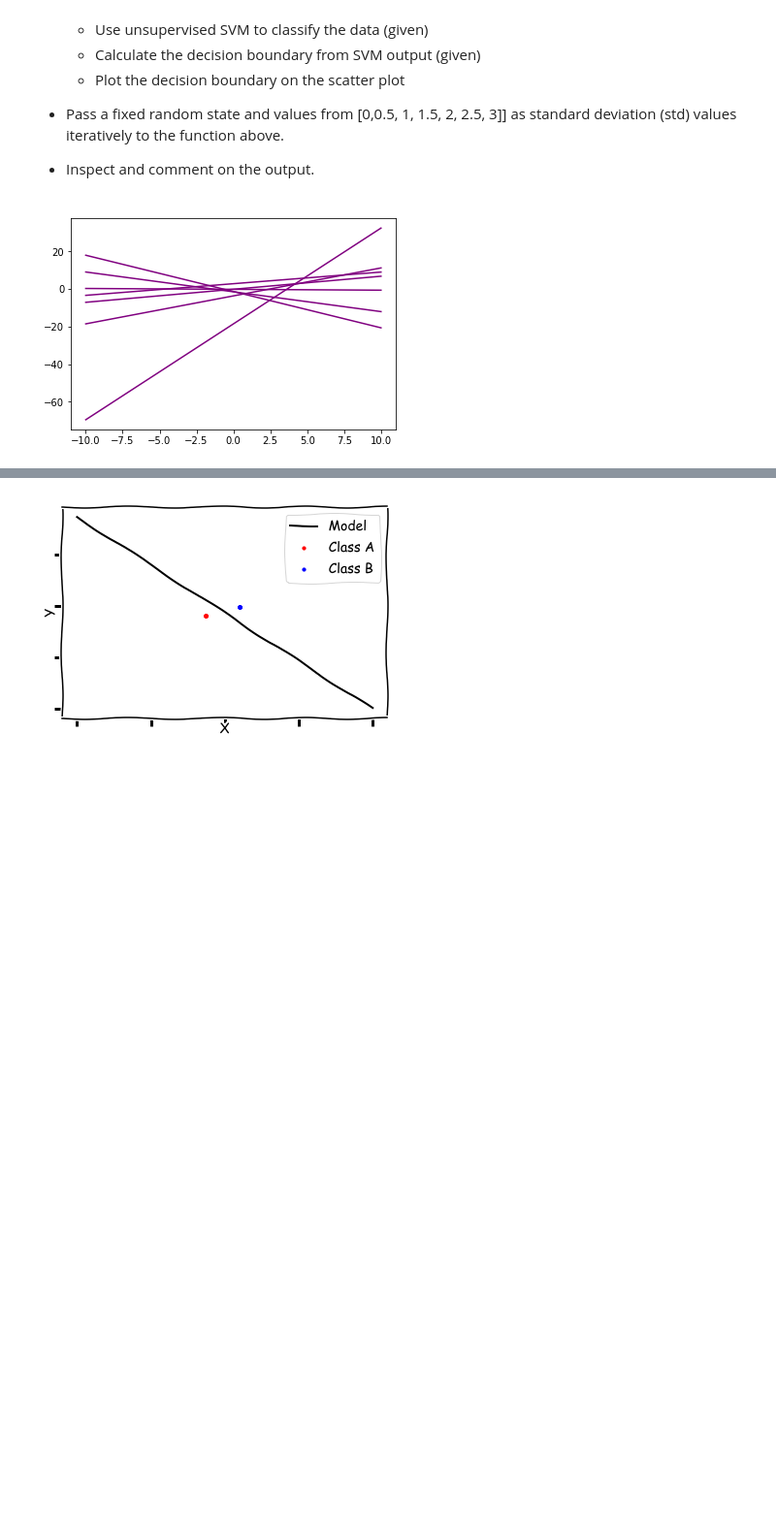
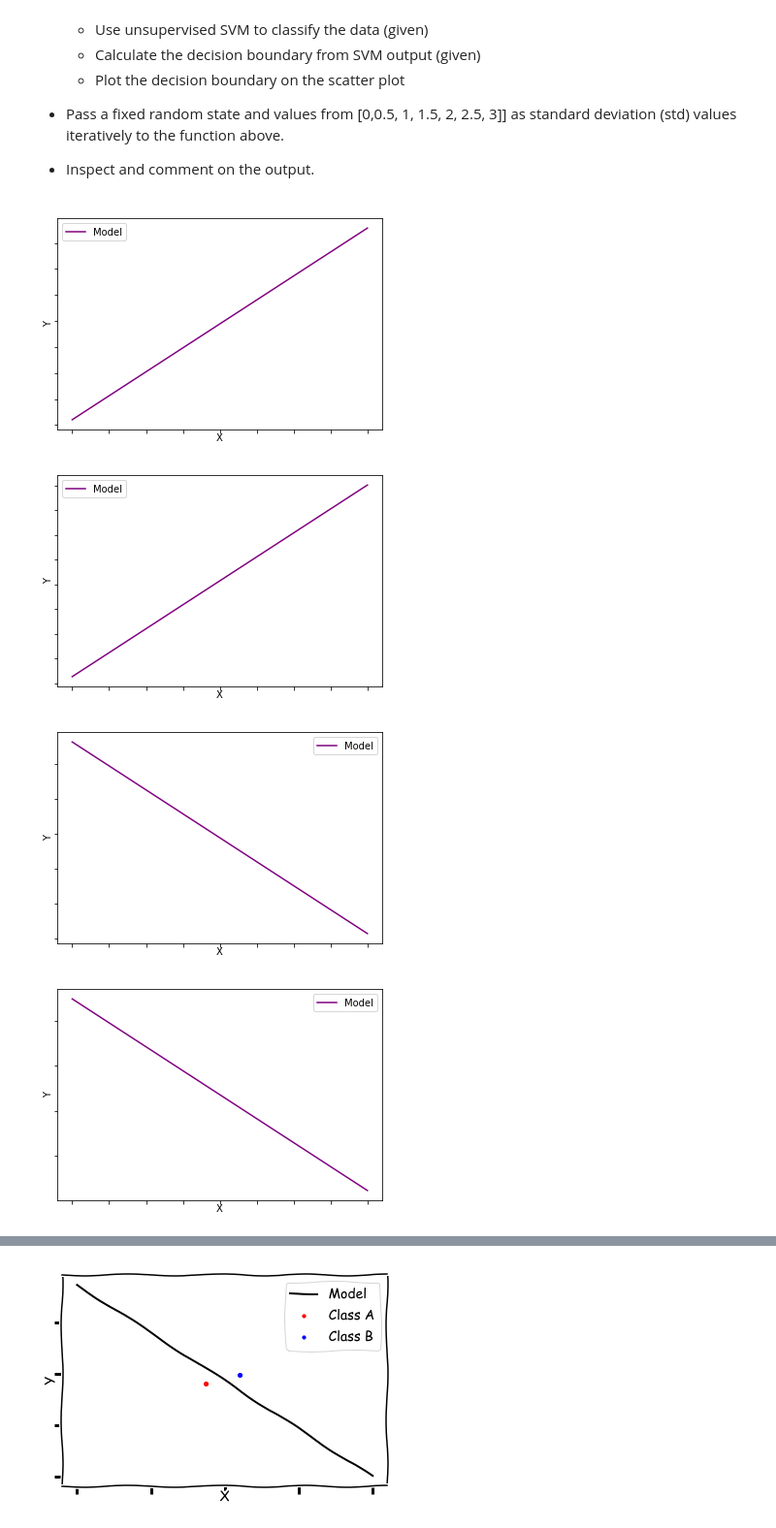
Before and after one commit to BSHaidar/dsc-generating-data-lab-dc-ds-career-042219, a Jupyter notebook: index.ipynb, the cells around one changed output, grey strips where cells are left out. Shown at 97% size. Saved outputs shown, nothing was run; the diff lists cells and outputs as text; code cells hidden in the pictures; blank space fills up the shorter version.

```diff
--- a/index.ipynb
+++ b/index.ipynb
@@ -98,35 +98,41 @@ For this you need to perform following tasks
 import numpy as np
 import pandas as pd
 import matplotlib.pyplot as plt
 from sklearn.datasets.samples_generator import make_blobs
 from sklearn.svm import LinearSVC
 import warnings
 warnings.filterwarnings('ignore')
 
 
 def classification_simulation(random_state, std):
 
     # Create X, y (2 classes) and make a color coded scatter plot
     X, y = make_blobs(n_samples=100, n_features=2, random_state=random_state, cluster_std=std)
     # Fit an SVM model
     clf = LinearSVC().fit(X, y)
 
     # get the Separating hyperplane i.e. the decision boundary
     w = clf.coef_[0]
     a = -w[0] / w[1]
     xx = np.linspace(-10, 10)
     yy = a * xx - (clf.intercept_[0]) / w[1]
 
     # plot the decision line with xx and yy calculated above
     plt.plot(xx, yy, 'k-', color="purple", label="Model")
 
+    # label and show the plot
+    plt.tick_params(labelbottom='off', labelleft='off')
+    plt.xlabel("X")
+    plt.ylabel("Y")
+    plt.legend()
+    plt.show()
 
-
-    # label and show the plot
-
-    random_state = None
+    random_state = np.random.RandomState(22)
 
 for std in [0,0.5, 1, 1.5, 2, 2.5, 3]:
     classification_simulation(random_state, std)
 # %% [output]
-[figure, old version]
+[figure, new version]
+[figure, added]
+[figure, added]
+[figure, added]
```
Also changed, not shown: parts of 1 cell of this notebook.
